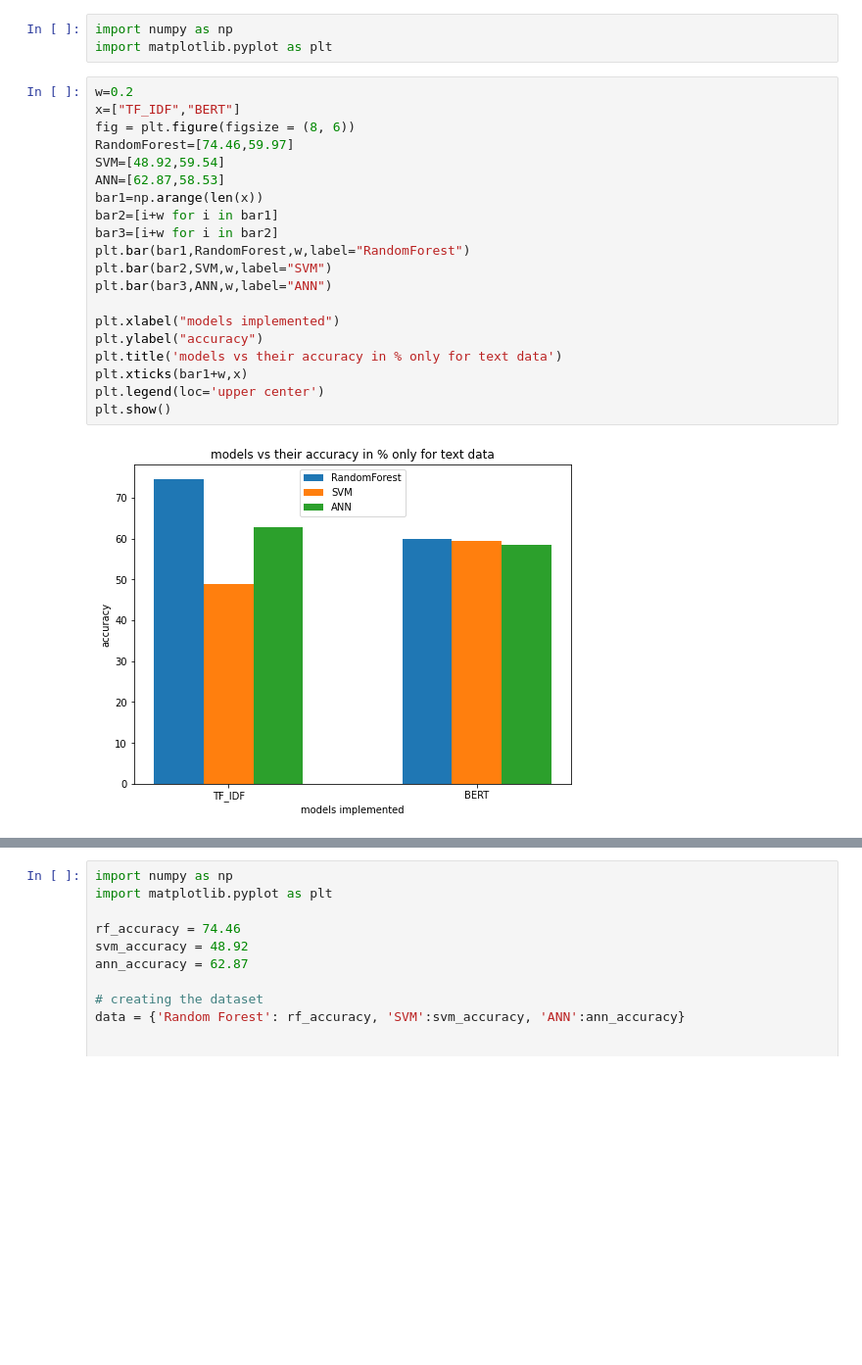
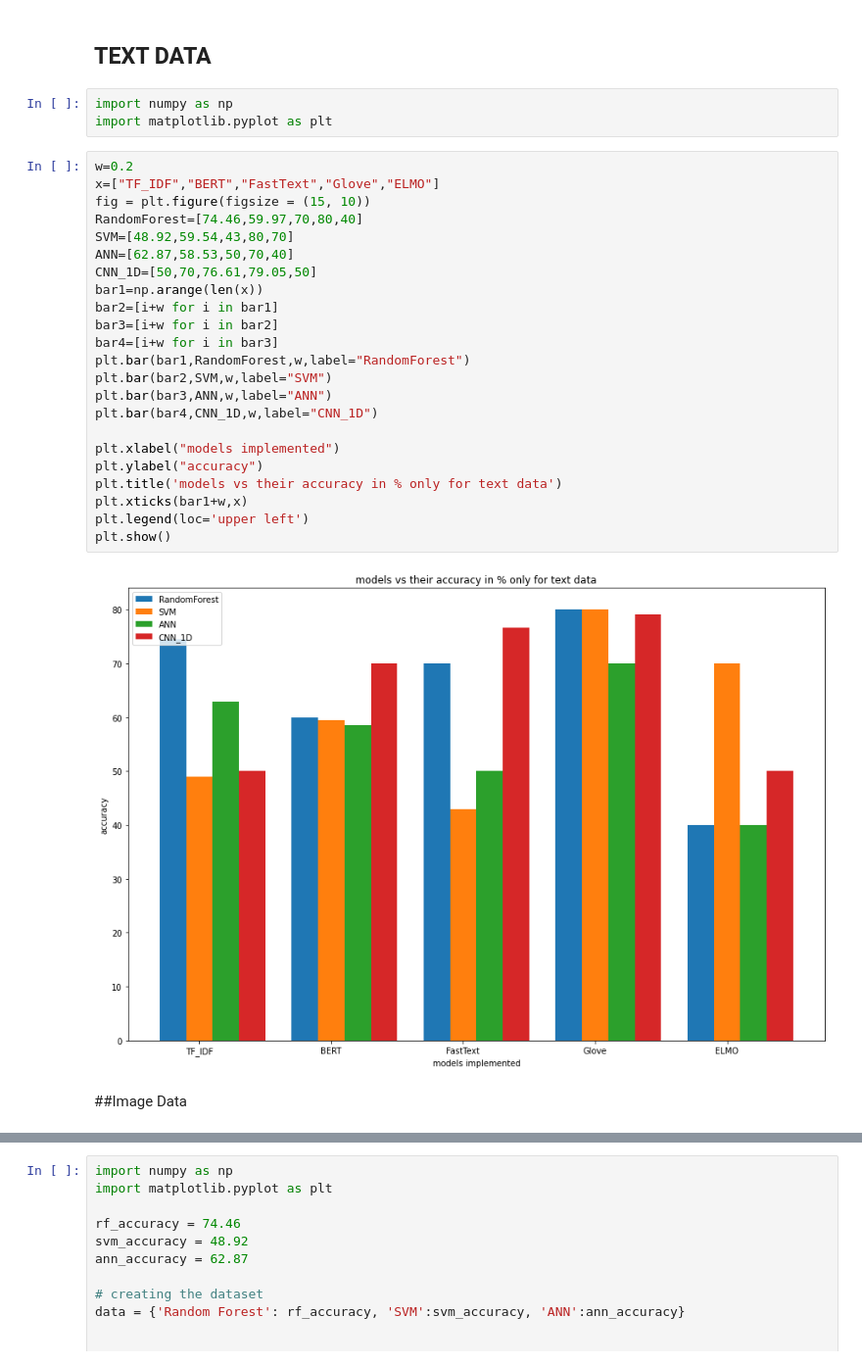
Before and after one commit to PIYALI-bhunia/MultimodelDataPreprocessing, a Jupyter notebook: Plot_Multimodal.ipynb, the cells around one changed output, grey strips where cells are left out. Shown at 98% size. Cells and saved outputs as stored; diff of their text form; blank space fills up the shorter version.

```diff
--- a/Plot_Multimodal.ipynb
+++ b/Plot_Multimodal.ipynb
@@ -1,29 +1,36 @@
 # %% [markdown]
 <a href="https://colab.research.google.com/github/PIYALI-bhunia/MultimodelDataPreprocessing/blob/main/Plot_Multimodal.ipynb" target="_parent"><img src="https://colab.research.google.com/assets/colab-badge.svg" alt="Open In Colab"/></a>
+# %% [markdown]
+## TEXT DATA
 # %%
 import numpy as np
 import matplotlib.pyplot as plt
 # %%
 w=0.2
-x=["TF_IDF","BERT"]
-fig = plt.figure(figsize = (8, 6))
-RandomForest=[74.46,59.97]
-SVM=[48.92,59.54]
-ANN=[62.87,58.53]
+x=["TF_IDF","BERT","FastText","Glove","ELMO"]
+fig = plt.figure(figsize = (15, 10))
+RandomForest=[74.46,59.97,70,80,40]
+SVM=[48.92,59.54,43,80,70]
+ANN=[62.87,58.53,50,70,40]
+CNN_1D=[50,70,76.61,79.05,50]
 bar1=np.arange(len(x))
 bar2=[i+w for i in bar1]
 bar3=[i+w for i in bar2]
+bar4=[i+w for i in bar3]
 plt.bar(bar1,RandomForest,w,label="RandomForest")
 plt.bar(bar2,SVM,w,label="SVM")
 plt.bar(bar3,ANN,w,label="ANN")
+plt.bar(bar4,CNN_1D,w,label="CNN_1D")
 
 plt.xlabel("models implemented")
 plt.ylabel("accuracy")
 plt.title('models vs their accuracy in % only for text data')
 plt.xticks(bar1+w,x)
-plt.legend(loc='upper center')
+plt.legend(loc='upper left')
 plt.show()
 # %% [output]
-[figure, old version]
+[figure, new version]
+# %% [markdown]
+##Image Data
 # %%
 w=0.2
```
Also changed, not shown: parts of 9 cells of this notebook.
